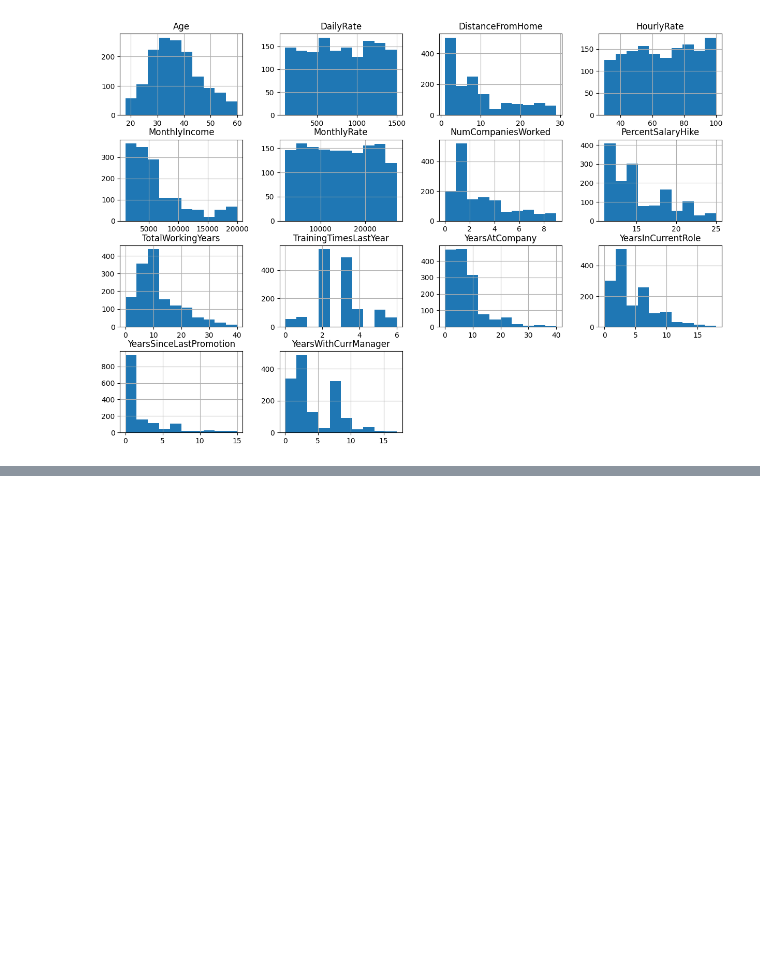
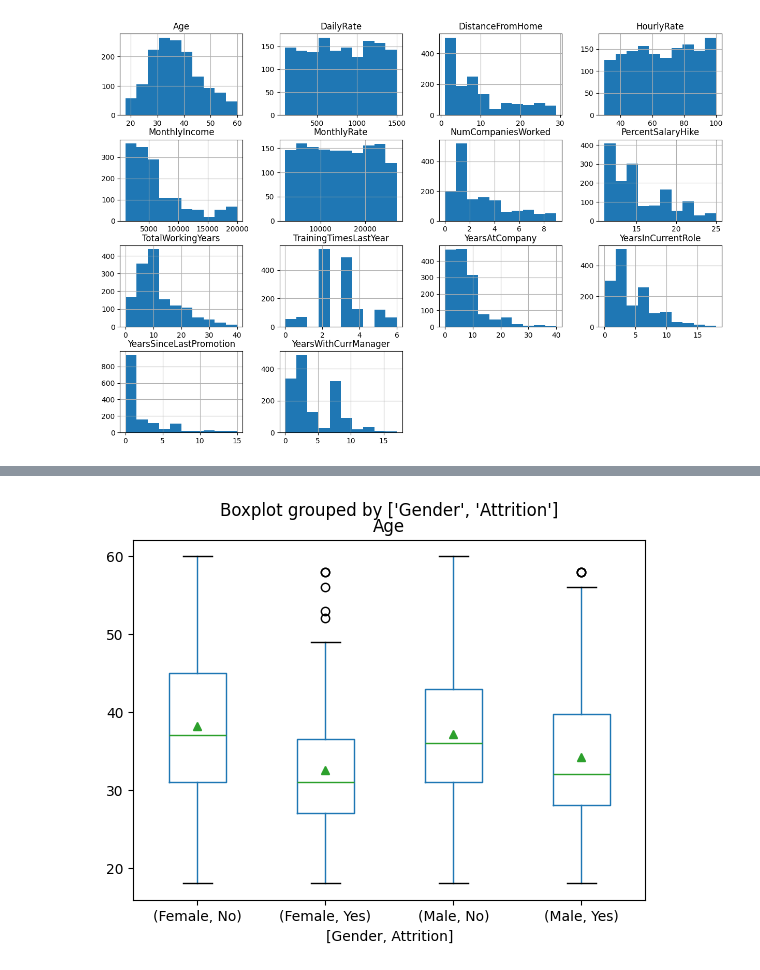
Before and after one commit to OjedaProgramador/Analise_dados_versao_2, a Jupyter notebook: IBM.ipynb, the cells around one changed output, grey strips where cells are left out. Drawn from its saved outputs; the diff is of its cells as text; code cells hidden in the pictures; blank space fills up the shorter version.

```diff
--- a/IBM.ipynb
+++ b/IBM.ipynb
@@ -592,0 +618,4 @@ BASE_NOVO[colunas_numericas].hist(figsize=(15,10));
+# %%
+BASE_NOVO.boxplot(column='Age', by=['Gender', 'Attrition'], grid=False, showmeans=True);
+# %% [output]
+[figure, added]
```
Also changed, not shown: parts of 11 cells of this notebook.
